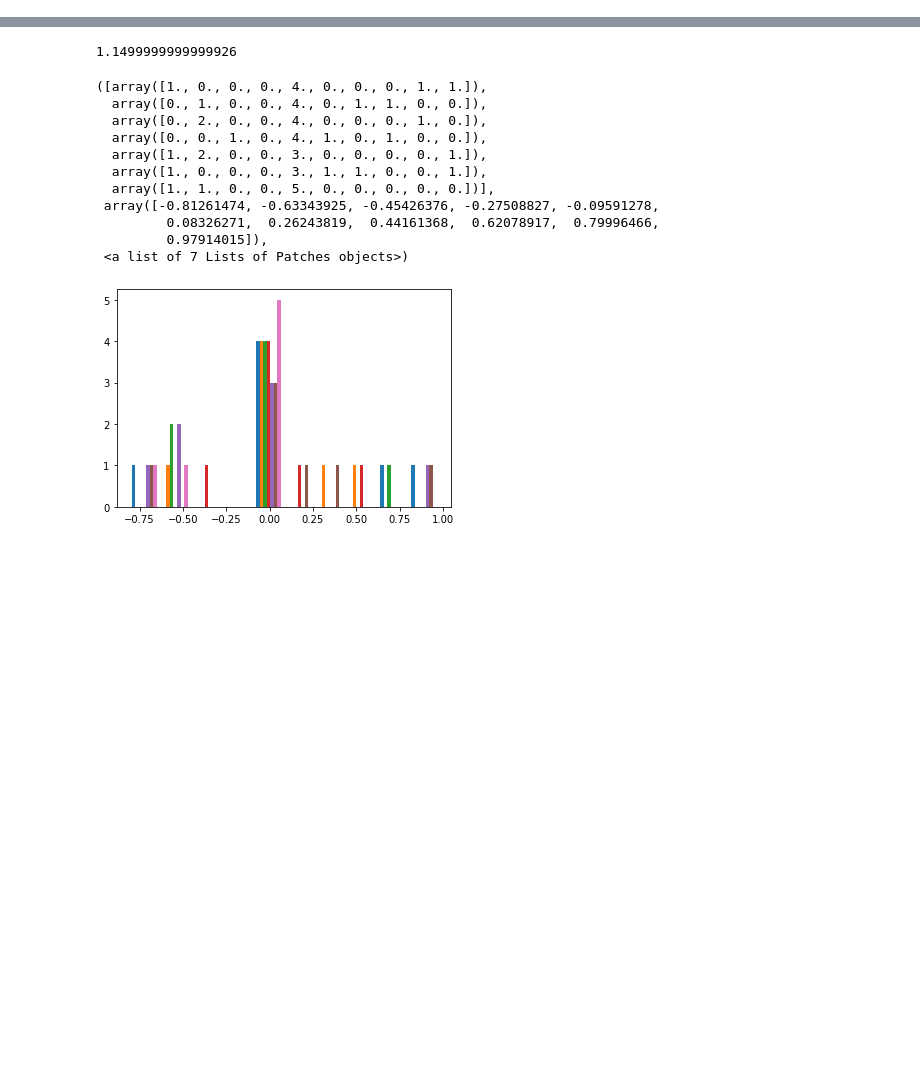
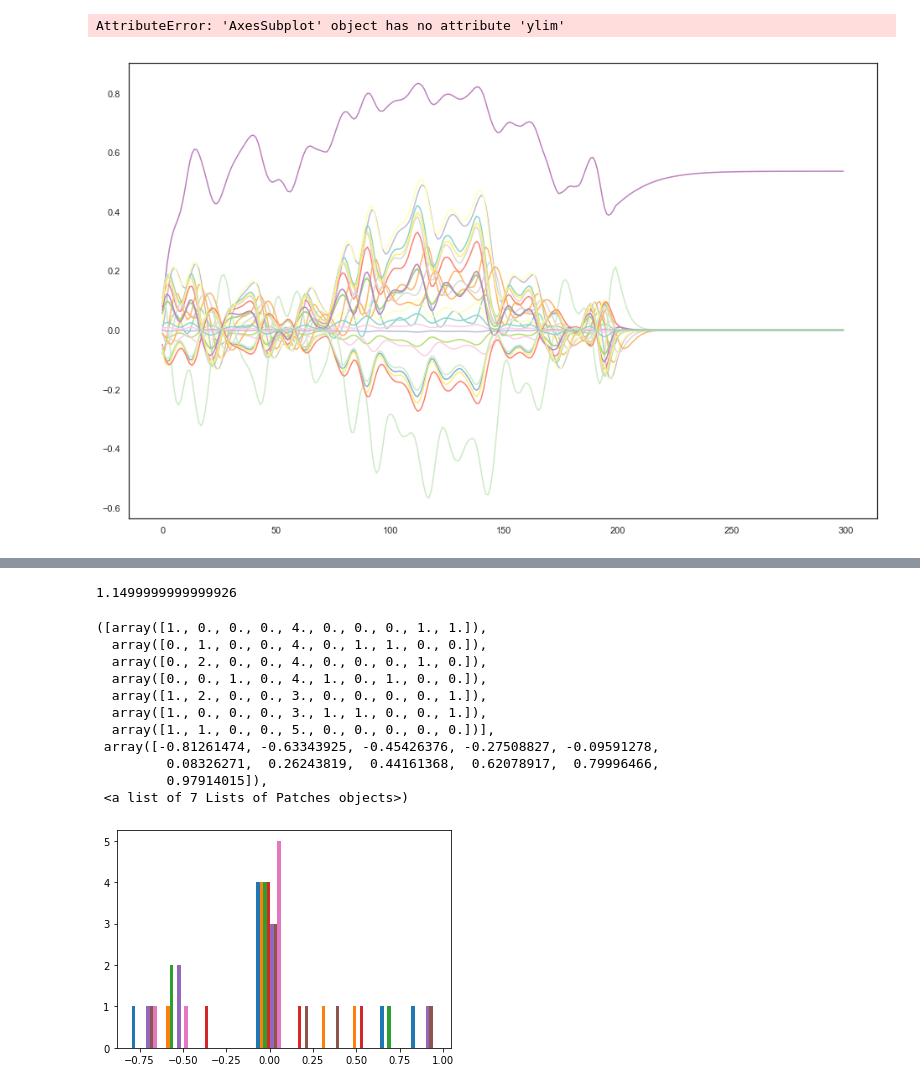
Before and after one commit to jamiecwebber/MusicMotionHack, a Jupyter notebook: Demo.ipynb, the cells around one changed output, grey strips where cells are left out. Saved outputs shown, nothing was run; the diff lists cells and outputs as text; code cells hidden in the pictures; blank space fills up the shorter version.

```diff
--- a/Demo.ipynb
+++ b/Demo.ipynb
@@ -59,0 +91,22 @@ for j in range(100):
+# %%
+#  df = pd.DataFrame(dict(time=np.arange(25),
+#                          value=np.array(output[])))
+esn = SimpleESN(n_readout=25, n_components=25, n_inputs=1, input_gain=1, input_sparcity=1, damping=0.4, random_state=95326, weight_scaling=1.15, sparcity=0.05)
+
+fig = plt.gcf()
+fig.set_size_inches(16,10)
+
+output = []
+for i in range(200):
+    step=[y[400000+i]]
+
+    output.append(esn.step(step))
+
+
+for j in range(100):
+    output.append(esn.step([0]))
+
+plot = sns.lineplot(data=np.array(output),dashes=False, legend=False)
+# %% [output]
+AttributeError: 'AxesSubplot' object has no attribute 'ylim'
+[figure, added]
```
Also changed, not shown: parts of 15 cells of this notebook, 3 other files.
